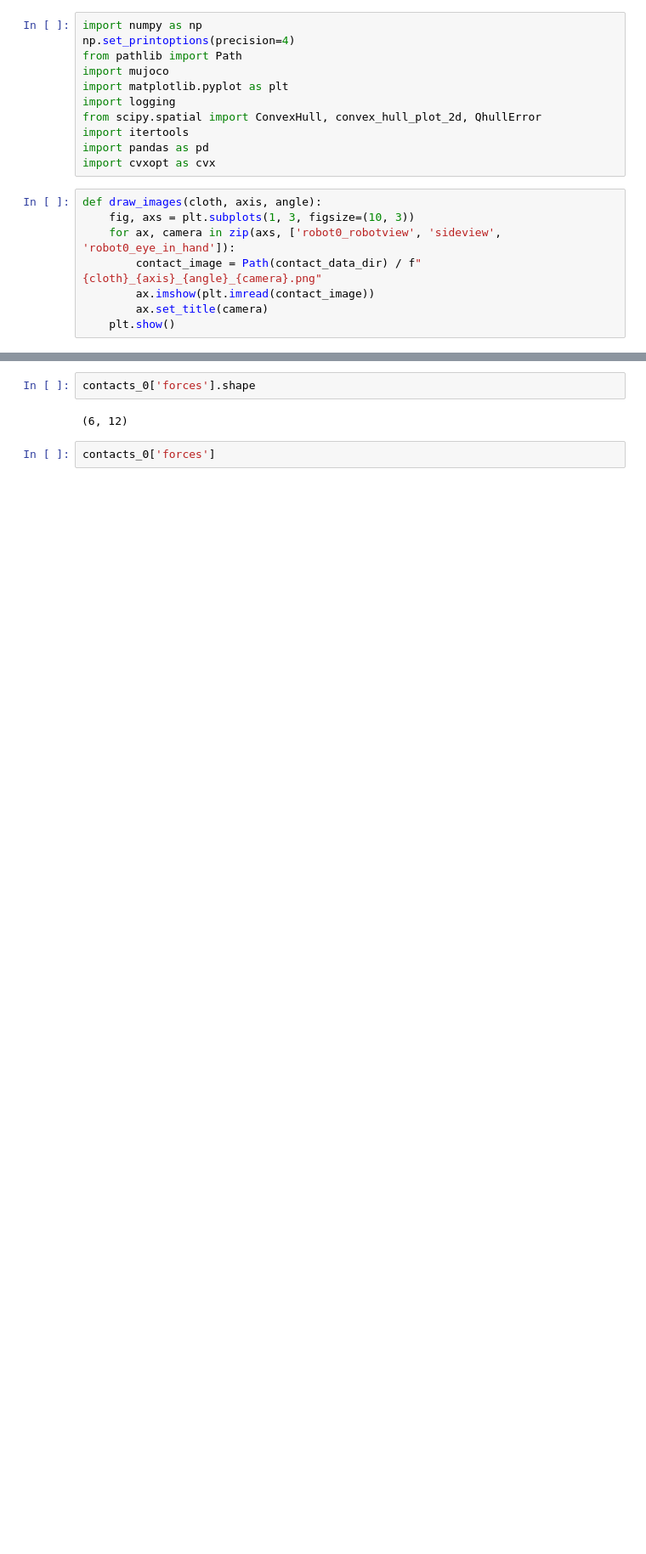
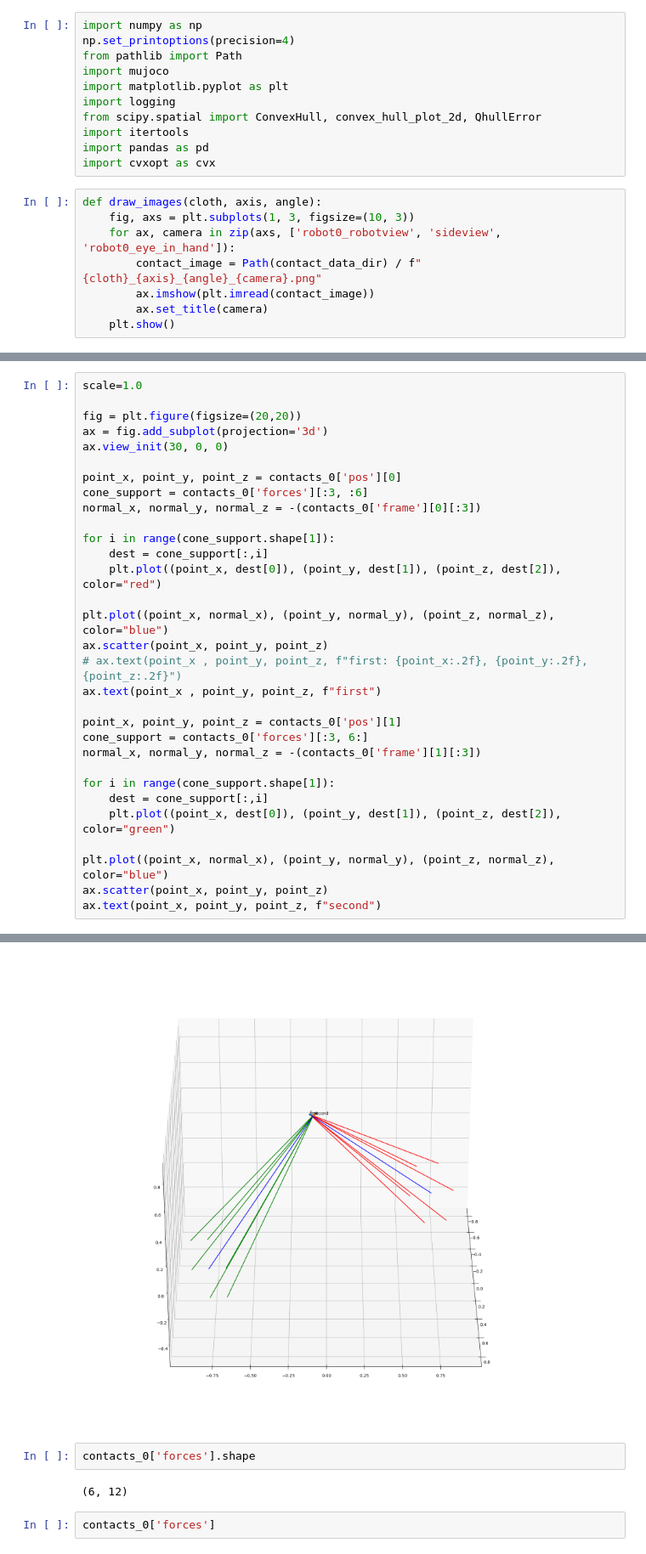
Before and after one commit to sachinkundu/softgqm-thesis, a Jupyter notebook: contact_data/draw_cones.ipynb, the cells around one changed output, grey strips where cells are left out. Shown at 85% size. Saved outputs shown, nothing was run; the diff lists cells and outputs as text; blank space fills up the shorter version.

```diff
--- a/contact_data/draw_cones.ipynb
+++ b/contact_data/draw_cones.ipynb
@@ -117,0 +125,32 @@ plt.show()
+# %%
+scale=1.0
+
+fig = plt.figure(figsize=(20,20))
+ax = fig.add_subplot(projection='3d')
+ax.view_init(30, 0, 0)
+
+point_x, point_y, point_z = contacts_0['pos'][0]
+cone_support = contacts_0['forces'][:3, :6]
+normal_x, normal_y, normal_z = -(contacts_0['frame'][0][:3])
+
+for i in range(cone_support.shape[1]):
+    dest = cone_support[:,i]
+    plt.plot((point_x, dest[0]), (point_y, dest[1]), (point_z, dest[2]), color="red")
+
+plt.plot((point_x, normal_x), (point_y, normal_y), (point_z, normal_z), color="blue")
+ax.scatter(point_x, point_y, point_z)
+# ax.text(point_x , point_y, point_z, f"first: {point_x:.2f}, {point_y:.2f}, {point_z:.2f}")
+ax.text(point_x , point_y, point_z, f"first")
+
+point_x, point_y, point_z = contacts_0['pos'][1]
+cone_support = contacts_0['forces'][:3, 6:]
+normal_x, normal_y, normal_z = -(contacts_0['frame'][1][:3])
+
+for i in range(cone_support.shape[1]):
+    dest = cone_support[:,i]
+    plt.plot((point_x, dest[0]), (point_y, dest[1]), (point_z, dest[2]), color="green")
+
+plt.plot((point_x, normal_x), (point_y, normal_y), (point_z, normal_z), color="blue")
+ax.scatter(point_x, point_y, point_z)
+ax.text(point_x, point_y, point_z, f"second")
+# %% [output]
@@ -118,3 +158,4 @@ plt.show()
+[figure, added]
 # %%
 contacts_0['forces'].shape
 # %% [output]
```
Also changed, not shown: parts of 10 cells of this notebook, 3 other files.
